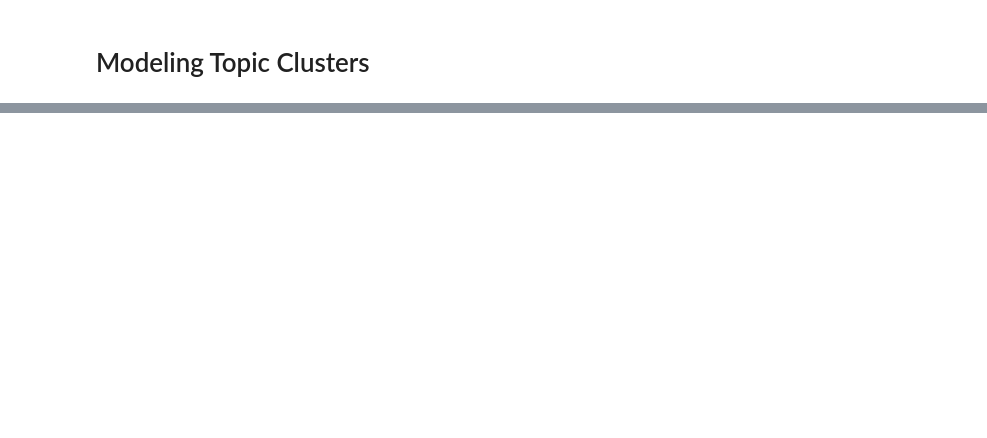
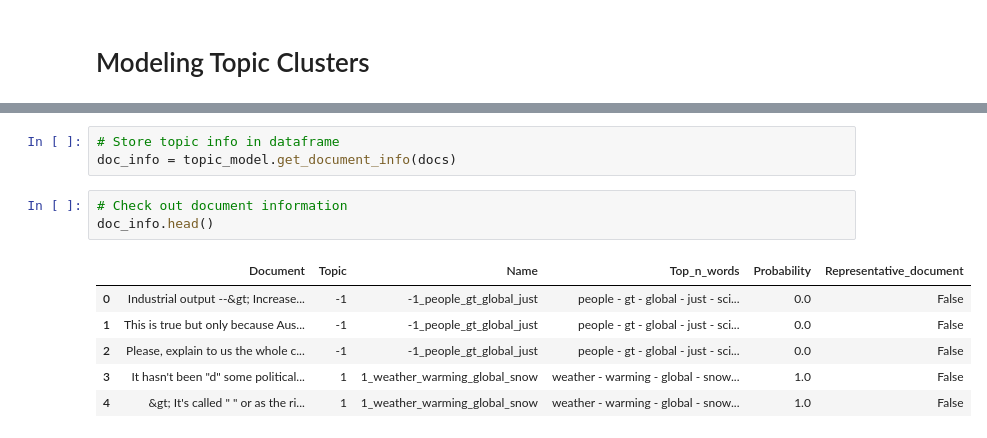
Before and after one commit to anjaghub/datascience_project_2023, a Jupyter notebook: 3_modeling_topic_cluster.ipynb, the cells around one changed output, grey strips where cells are left out. Cells and saved outputs as stored; diff of their text form; blank space fills up the shorter version.

```diff
--- a/3_modeling_topic_cluster.ipynb
+++ b/3_modeling_topic_cluster.ipynb
@@ -60,0 +146,13 @@ clean_comments = clean_comments.dropna(axis=0)
+# %%
+# Store topic info in dataframe
+doc_info = topic_model.get_document_info(docs)
+# %%
+# Check out document information
+doc_info.head()
+# %% [output]
+|  | Document | Topic | Name | Top_n_words | Probability | Representative_document |
+| 0 | Industrial output --&gt; Increase... | -1 | -1_people_gt_global_just | people - gt - global - just - sci... | 0.0 | False |
+| 1 | This is true but only because Aus... | -1 | -1_people_gt_global_just | people - gt - global - just - sci... | 0.0 | False |
+| 2 | Please, explain to us the whole c... | -1 | -1_people_gt_global_just | people - gt - global - just - sci... | 0.0 | False |
+| 3 | It hasn't been "d" some political... | 1 | 1_weather_warming_global_snow | weather - warming - global - snow... | 1.0 | False |
+| 4 | &gt; It's called " " or as the ri... | 1 | 1_weather_warming_global_snow | weather - warming - global - snow... | 1.0 | False |
```
Also changed, not shown: parts of 5 cells of this notebook.
